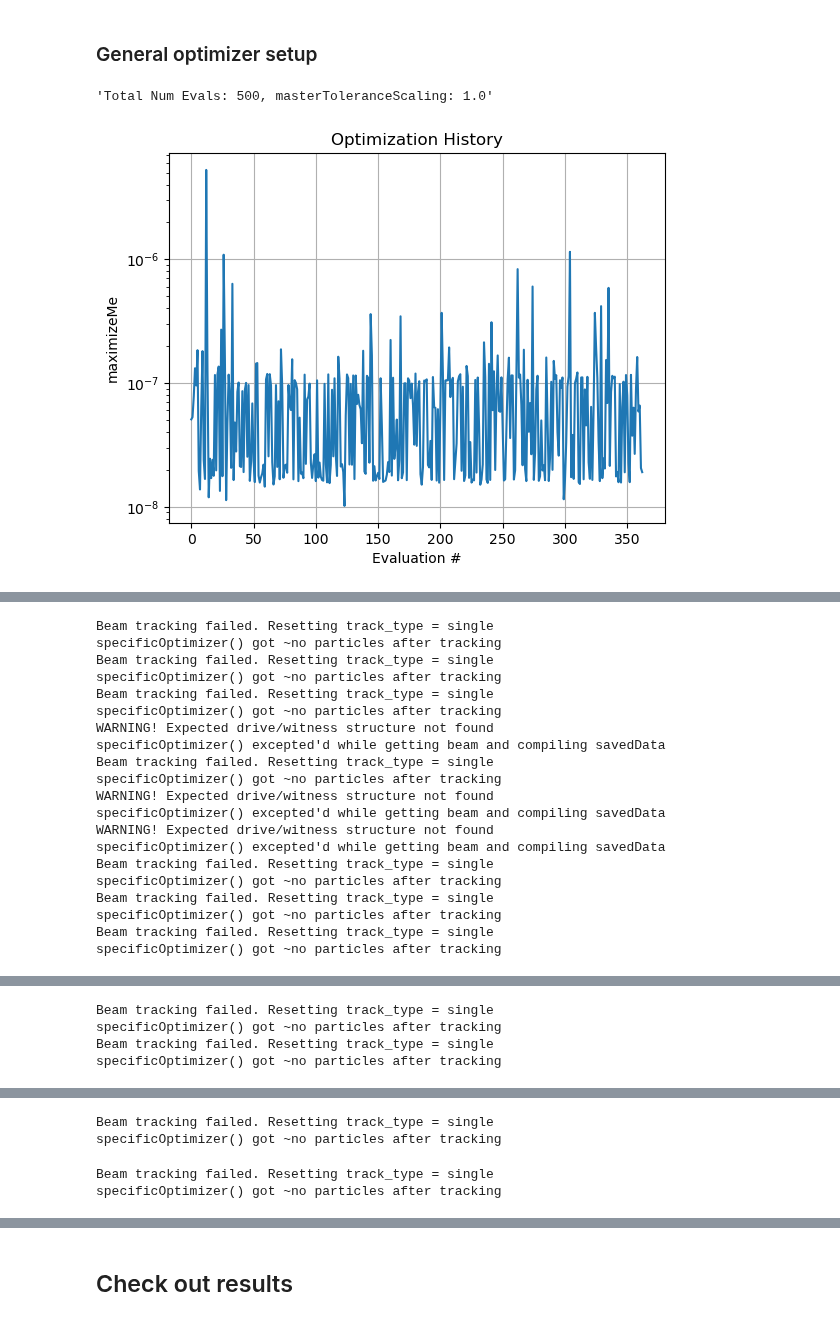
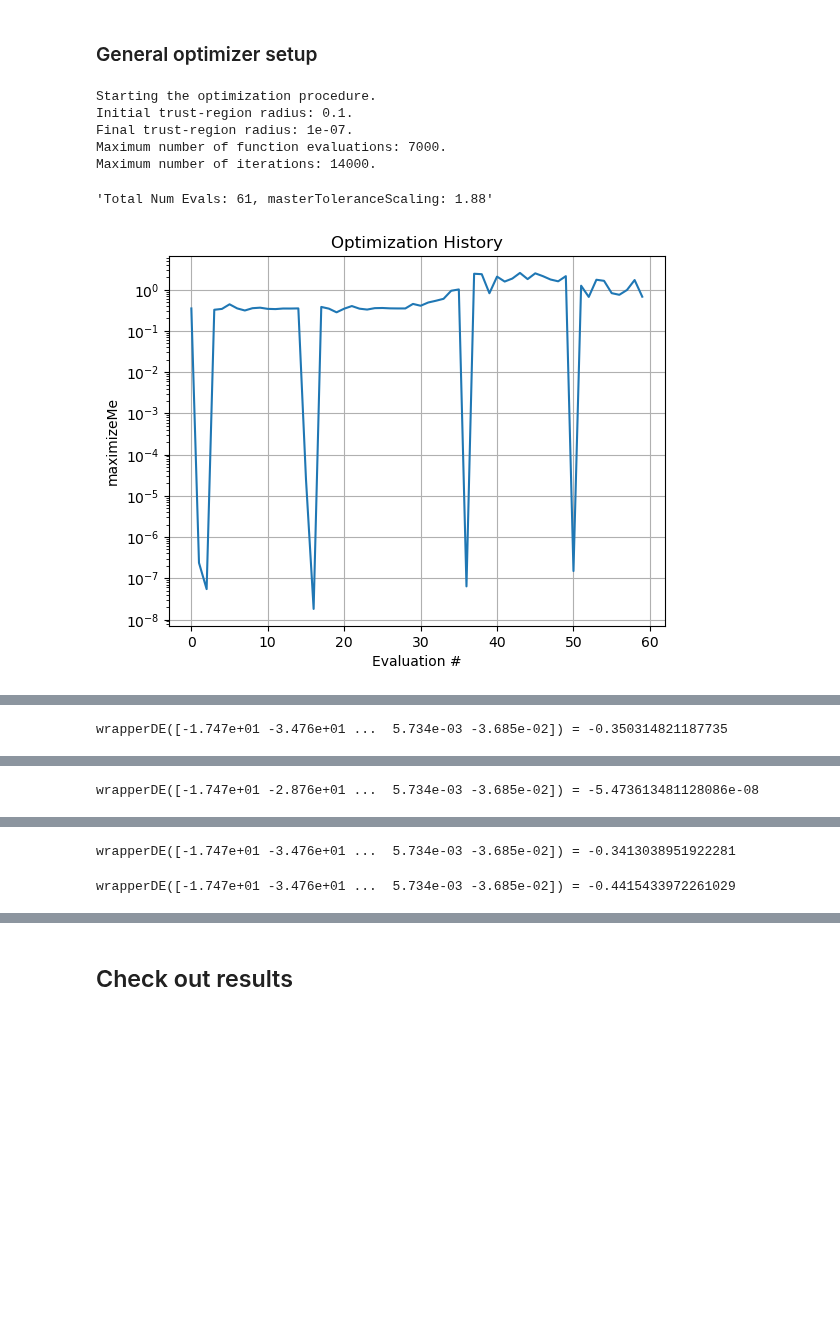
Before and after one commit to slaclab/Jitter-Forked-FACET2-Bmad-PyTao, a Jupyter notebook: 2024-09-16 Two bunch optimizer - evolving tolerance.ipynb, the cells around one changed output, grey strips where cells are left out. Cells and saved outputs as stored; diff of their text form; code cells hidden in the pictures; blank space fills up the shorter version.

Commit message:
Testing new penalty functions

```diff
--- a/2024-09-16 Two bunch optimizer - evolving tolerance.ipynb
+++ b/2024-09-16 Two bunch optimizer - evolving tolerance.ipynb
@@ -29,9 +29,9 @@ trackBeam() exiting
 targetBunchSpacing = 150e-6
 
 #masterToleranceScaling = 1.0 #Higher is looser; generally tighten for early sims and loosen for refinement
-masterToleranceScalingStart = 0.5
+masterToleranceScalingStart = 2.0
 masterToleranceScalingEnd = 1.0
-masterToleranceScalingEvolutionSteps = 200
+masterToleranceScalingEvolutionSteps = 500
 masterToleranceScaling = masterToleranceScalingStart
 
 usingCheckpoint = False
@@ -481,8 +572,8 @@ from scipy.optimize import minimize
 #optimizationType = "nelderMead"            #Classic, standard for refinement
 #optimizationType = "L-BFGS-B"              #This never seems to work; I think the problem is too noisy to get a reasonable Hessian
 #optimizationType = "powell"                #This never seems to work; I think the orthogonal approach does not fit this problem
-#optimizationType = "COBYQA"                #Seems promising. Not timid about making big, coordinated moves. I like it more for refinement though
-optimizationType = "bayesian"              #This uses a different library, different signature, different objective, different bounds, etc... beware!
+optimizationType = "COBYQA"                #Seems promising. Not timid about making big, coordinated moves. I like it more for refinement though
+#optimizationType = "bayesian"              #This uses a different library, different signature, different objective, different bounds, etc... beware!
 
 match optimizationType:
 
@@ -490,8 +581,8 @@ match optimizationType:
         totalPopSize = 10            # Total population size
         numDimensions = len(bounds)  # Number of parameters
 
-        #initializationType = "uniform"
-        initializationType = "normal"
+        initializationType = "uniform"
+        #initializationType = "normal"
 
         match initializationType:
 
@@ -566,46 +657,51 @@ match optimizationType:
             defaultSettingsVector,
             method = "COBYQA",
             bounds = bounds,
-            options = {"scale": True, "initial_tr_radius": 0.5, "final_tr_radius": 1e-6, "disp": True } #"*_tr_radius" appears to constrain the scaled, not raw, variables (if scaling is enabled)
+            options = {"scale": True, "initial_tr_radius": 0.1, "final_tr_radius": 1e-7, "disp": True } #"*_tr_radius" appears to constrain the scaled, not raw, variables (if scaling is enabled)
         )
 
     case "bayesian":
         optimizer = bayes_opt.BayesianOptimization(
                 f=problem.optimizerWrapper,
                 pbounds=pbounds,
-                random_state=7,
-                allow_duplicate_points=True, #2024-04-26 it was whining about this,
-                verbose = 0 #2024-05-22: Make it quiet
+                random_state=1,
+                allow_duplicate_points=True, #2024-04-26 it was whining about this
+                verbose = 0
         )
 
         #Initial point(s) to check
         optimizer.probe(
             params={key: importedDefaultSettings[key] for key in pbounds.keys()},
             lazy=True,
         )
 
         #Refer to https://bayesian-optimization.github.io/BayesianOptimization/exploitation_vs_exploration.html
         #and https://github.com/bayesian-optimization/BayesianOptimization/blob/master/bayes_opt/bayesian_optimization.py
         boInitialKappa = 10 + 0*10.
         boFinalKappa = 1e-3 + 0*0.1
         boNumIter = 1000
         boKappaDecay = (boFinalKappa / boInitialKappa)**(1/boNumIter)
 
-        acquisition_function = bayes_opt.util.UtilityFunction(
-                                           kind='ucb',
-                                           kappa=boInitialKappa,         #Default 2.576
-                                           xi=0.0,              #Default 0
-                                           kappa_decay=boKappaDecay,       #Default 0
-                                           kappa_decay_delay=0  #Default 0
-                                        )
+        # acquisition_function = bayes_opt.util.UtilityFunction(
+        #                                    kind='ucb',
+        #                                    kappa=boInitialKappa,         #Default 2.576
+        #                                    xi=0.0,              #Default 0
+        #                                    kappa_decay=boKappaDecay,       #Default 0
+        #                                    kappa_decay_delay=0  #Default 0
+        #                                 )
 
         optimizer.maximize(
-            init_points=0, #Initial, random points
+            init_points=100, #Initial, random points. Unwise to omit. "Often, 2*dim to 5*dim random points are recommended before switching to model-driven exploration."
             n_iter=boNumIter,
-            acquisition_function=acquisition_function
+            #acquisition_function=acquisition_function
         )
 
 print(problem.history)
 # %% [output]
-'Total Num Evals: 500, masterToleranceScaling: 1.0'
+Starting the optimization procedure.
+Initial trust-region radius: 0.1.
+Final trust-region radius: 1e-07.
+Maximum number of function evaluations: 7000.
+Maximum number of iterations: 14000.
+'Total Num Evals: 61, masterToleranceScaling: 1.88'
-[figure, old version]
+[figure, new version]
@@ -614,20 +708 @@ specificOptimizer() excepted'd while getting beam and compiling savedData
-Beam tracking failed. Resetting track_type = single
-specificOptimizer() got ~no particles after tracking
-Beam tracking failed. Resetting track_type = single
-specificOptimizer() got ~no particles after tracking
-Beam tracking failed. Resetting track_type = single
-specificOptimizer() got ~no particles after tracking
-WARNING! Expected drive/witness structure not found
-specificOptimizer() excepted'd while getting beam and compiling savedData
-Beam tracking failed. Resetting track_type = single
-specificOptimizer() got ~no particles after tracking
-WARNING! Expected drive/witness structure not found
-specificOptimizer() excepted'd while getting beam and compiling savedData
-WARNING! Expected drive/witness structure not found
-specificOptimizer() excepted'd while getting beam and compiling savedData
-Beam tracking failed. Resetting track_type = single
-specificOptimizer() got ~no particles after tracking
-Beam tracking failed. Resetting track_type = single
-specificOptimizer() got ~no particles after tracking
-Beam tracking failed. Resetting track_type = single
-specificOptimizer() got ~no particles after tracking
+wrapperDE([-1.747e+01 -3.476e+01 ...  5.734e-03 -3.685e-02]) = -0.350314821187735
@@ -650,4 +710 @@ specificOptimizer() got ~no particles after tracking
-Beam tracking failed. Resetting track_type = single
-specificOptimizer() got ~no particles after tracking
-Beam tracking failed. Resetting track_type = single
-specificOptimizer() got ~no particles after tracking
+wrapperDE([-1.747e+01 -2.876e+01 ...  5.734e-03 -3.685e-02]) = -5.473613481128086e-08
@@ -662,4 +712,2 @@ specificOptimizer() got ~no particles after tracking
-Beam tracking failed. Resetting track_type = single
-specificOptimizer() got ~no particles after tracking
+wrapperDE([-1.747e+01 -3.476e+01 ...  5.734e-03 -3.685e-02]) = -0.3413038951922281
-Beam tracking failed. Resetting track_type = single
-specificOptimizer() got ~no particles after tracking
+wrapperDE([-1.747e+01 -3.476e+01 ...  5.734e-03 -3.685e-02]) = -0.4415433972261029
```
Also changed, not shown: parts of 4 cells of this notebook, 3 other files.
